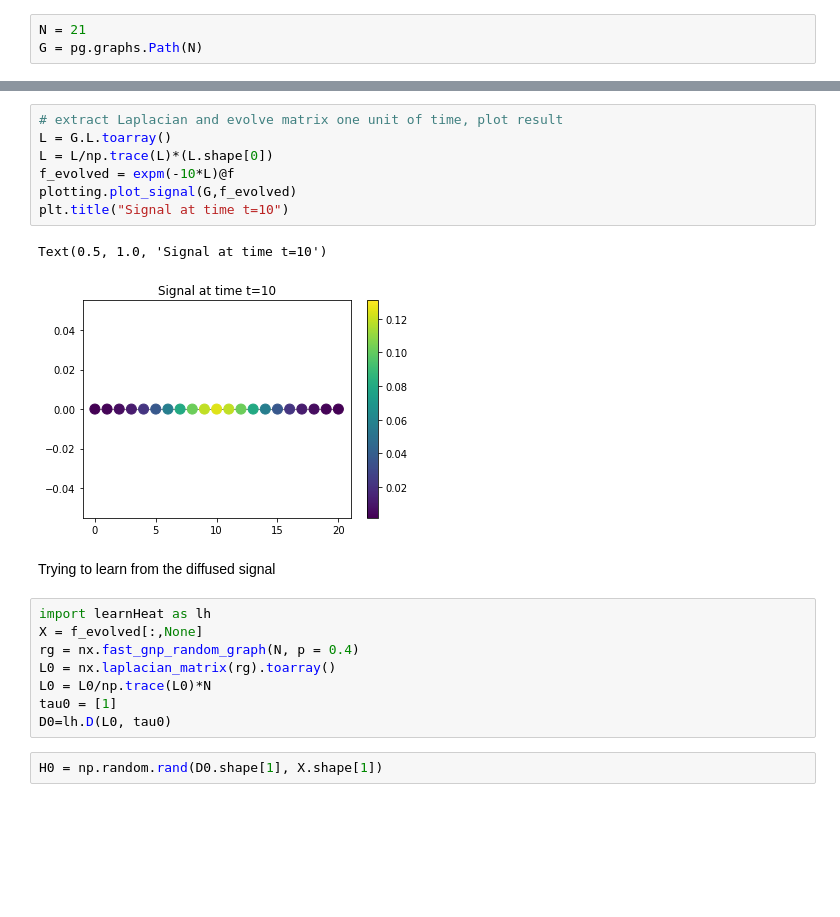
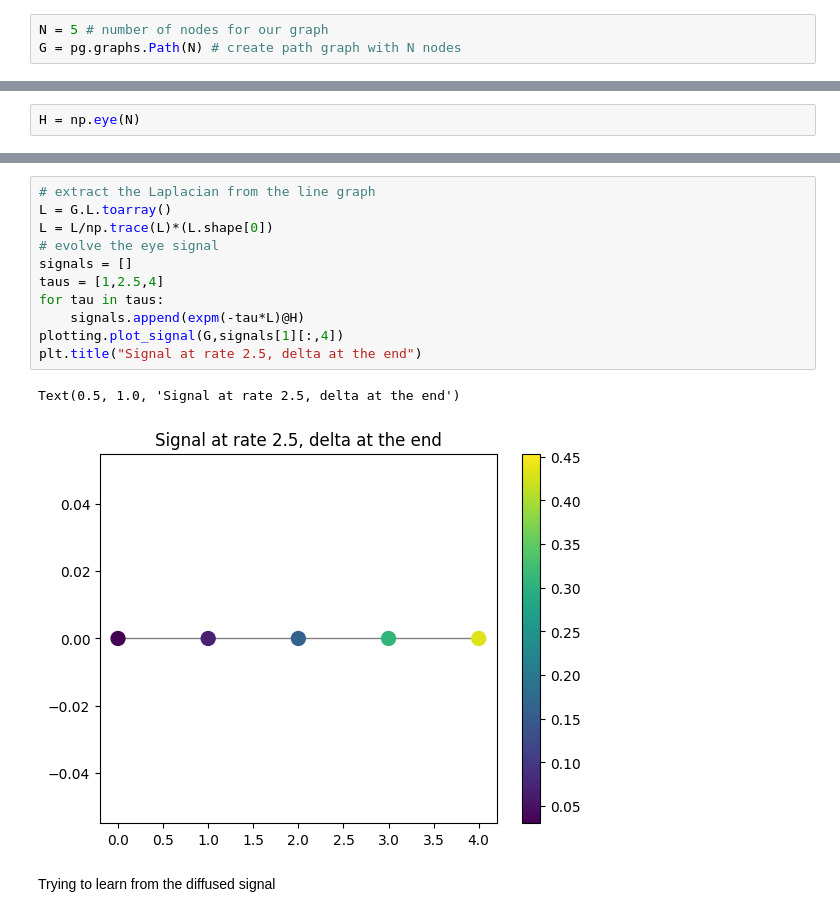
Before and after one commit to AndresCenteno/Masters-Thesis, a Jupyter notebook: simple_example.ipynb, the cells around one changed output, grey strips where cells are left out. Cells and saved outputs as stored; diff of their text form; blank space fills up the shorter version.

```diff
--- a/simple_example.ipynb
+++ b/simple_example.ipynb
@@ -8,3 +12,3 @@ from scipy.linalg import expm
 # %%
-N = 21
-G = pg.graphs.Path(N)
+N = 5 # number of nodes for our graph
+G = pg.graphs.Path(N) # create path graph with N nodes
@@ -10,0 +17,2 @@ G = pg.graphs.Path(N)
+# %%
+H = np.eye(N)
@@ -20,22 +29,16 @@ Text(0.5, 1.0, 'Signal at time t=0')
 # %%
-# extract Laplacian and evolve matrix one unit of time, plot result
+# extract the Laplacian from the line graph
 L = G.L.toarray()
 L = L/np.trace(L)*(L.shape[0])
-f_evolved = expm(-10*L)@f
-plotting.plot_signal(G,f_evolved)
-plt.title("Signal at time t=10")
+# evolve the eye signal
+signals = []
+taus = [1,2.5,4]
+for tau in taus:
+    signals.append(expm(-tau*L)@H)
+plotting.plot_signal(G,signals[1][:,4])
+plt.title("Signal at rate 2.5, delta at the end")
 # %% [output]
-Text(0.5, 1.0, 'Signal at time t=10')
+Text(0.5, 1.0, 'Signal at rate 2.5, delta at the end')
-[figure, old version]
+[figure, new version]
 # %% [markdown]
 Trying to learn from the diffused signal
-# %%
-import learnHeat as lh
-X = f_evolved[:,None]
-rg = nx.fast_gnp_random_graph(N, p = 0.4)
-L0 = nx.laplacian_matrix(rg).toarray()
-L0 = L0/np.trace(L0)*N
-tau0 = [1]
-D0=lh.D(L0, tau0)
-# %%
-H0 = np.random.rand(D0.shape[1], X.shape[1])
```
Also changed, not shown: parts of 31 cells of this notebook, 5 other files.
